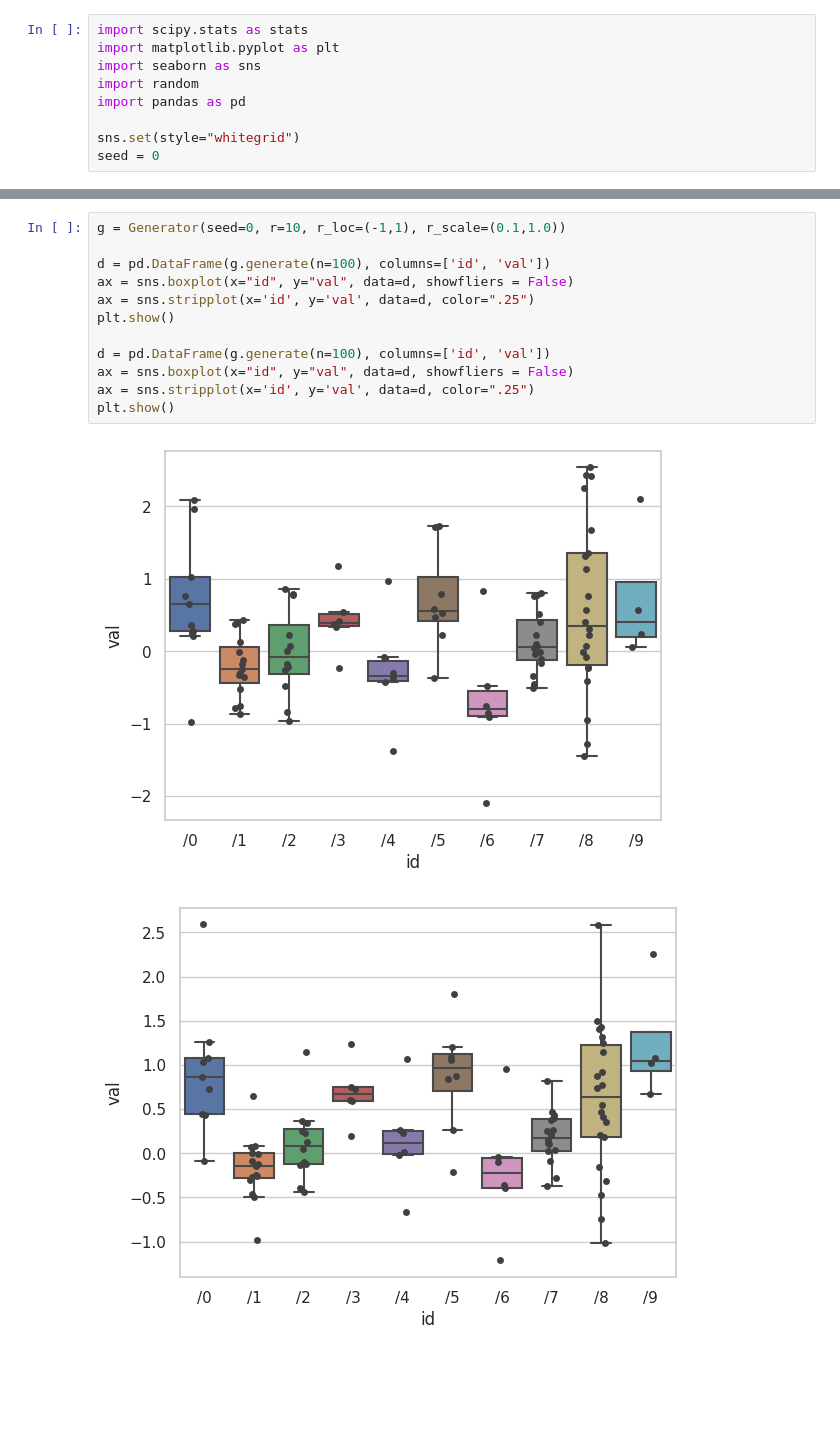
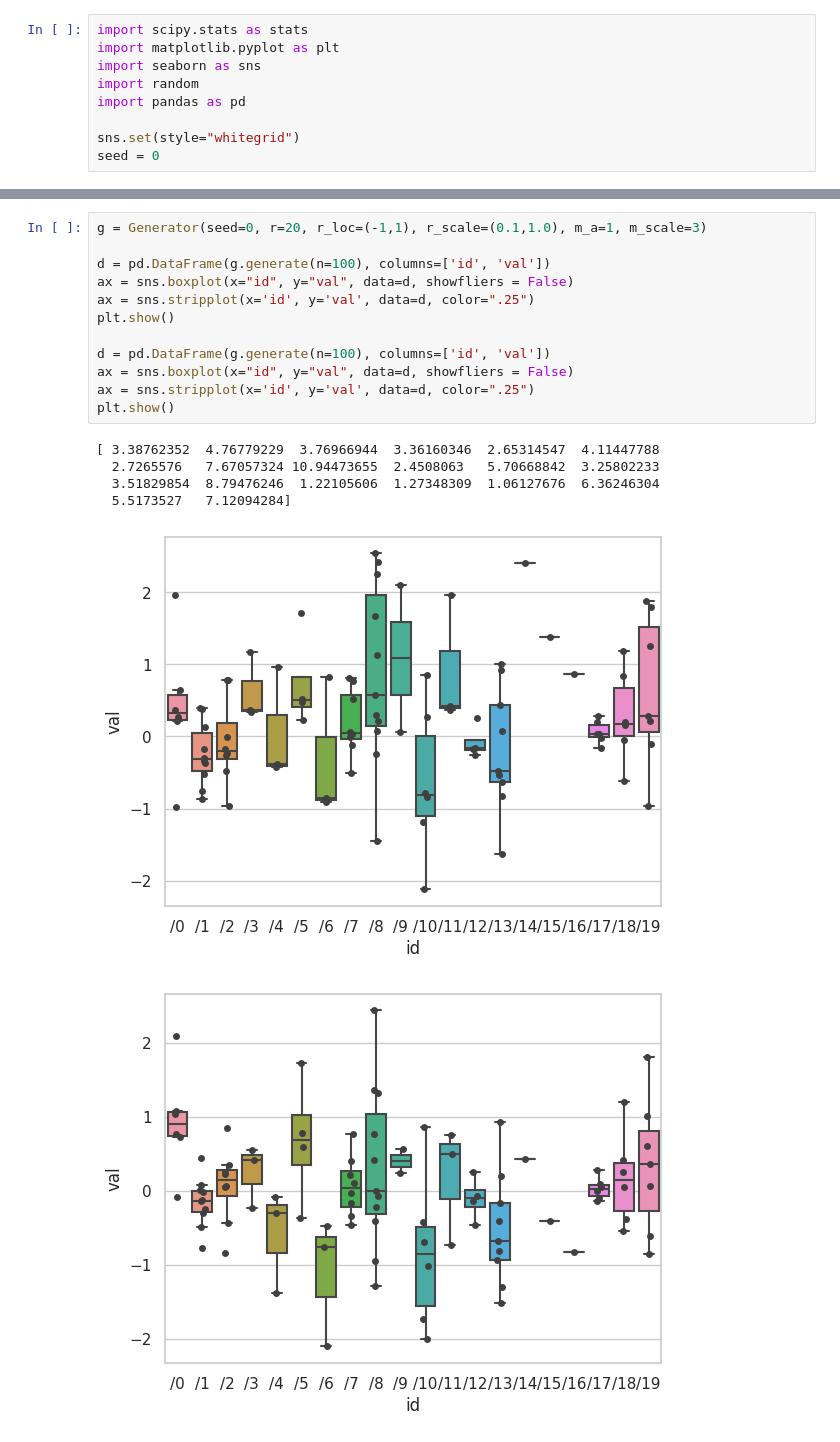
Before and after one commit to mateusz/ml_uncertainty, a Jupyter notebook: notebooks/dirty/01_generate.ipynb, the cells around one changed output, grey strips where cells are left out. Drawn from its saved outputs; the diff is of its cells as text; blank space fills up the shorter version.

```diff
--- a/notebooks/dirty/01_generate.ipynb
+++ b/notebooks/dirty/01_generate.ipynb
@@ -81,17 +82,21 @@ class Generator:
 
         return collected
 # %%
-g = Generator(seed=0, r=10, r_loc=(-1,1), r_scale=(0.1,1.0))
+g = Generator(seed=0, r=20, r_loc=(-1,1), r_scale=(0.1,1.0), m_a=1, m_scale=3)
 
 d = pd.DataFrame(g.generate(n=100), columns=['id', 'val'])
 ax = sns.boxplot(x="id", y="val", data=d, showfliers = False)
 ax = sns.stripplot(x='id', y='val', data=d, color=".25")
 plt.show()
 
 d = pd.DataFrame(g.generate(n=100), columns=['id', 'val'])
 ax = sns.boxplot(x="id", y="val", data=d, showfliers = False)
 ax = sns.stripplot(x='id', y='val', data=d, color=".25")
 plt.show()
 # %% [output]
+[ 3.38762352  4.76779229  3.76966944  3.36160346  2.65314547  4.11447788
+  2.7265576   7.67057324 10.94473655  2.4508063   5.70668842  3.25802233
+  3.51829854  8.79476246  1.22105606  1.27348309  1.06127676  6.36246304
+  5.5173527   7.12094284]
-[figure, old version]
+[figure, new version]
-[figure, old version]
+[figure, new version]
```
Also changed, not shown: parts of 2 cells of this notebook, 41 other files.
